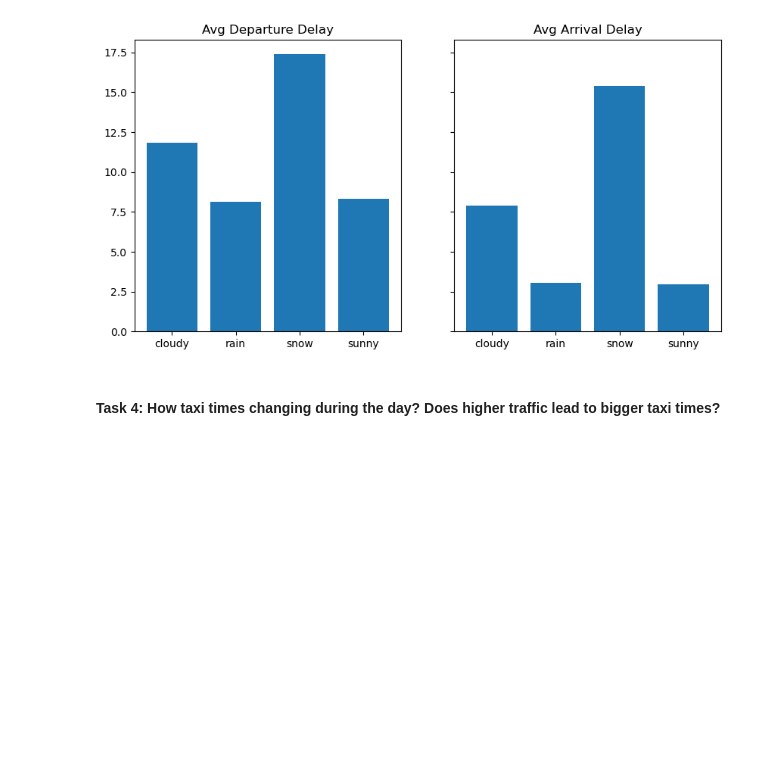
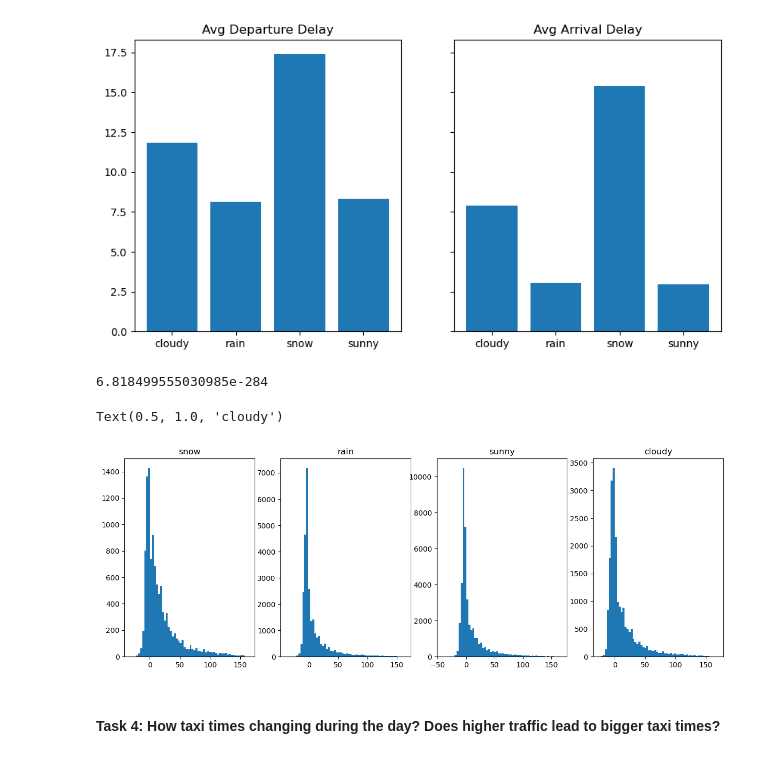
Before and after one commit to Malcolm-Q/Mid-Term, a Jupyter notebook: src/exploratory_analysis.ipynb, the cells around one changed output. Drawn from its saved outputs; the diff is of its cells as text; code cells hidden in the pictures; blank space fills up the shorter version.

```diff
--- a/src/exploratory_analysis.ipynb
+++ b/src/exploratory_analysis.ipynb
@@ -121,6 +137,30 @@ ax[1].set_title('Avg Arrival Delay')
 plt.show()
 # %% [output]
 [figure]
+# %%
+from scipy.stats import f_oneway, ttest_ind
+
+stat, p = f_oneway(dirty_weather_df[dirty_weather_df['weather'] == 'snow'].dep_delay,
+                   dirty_weather_df[dirty_weather_df['weather'] == 'cloudy'].dep_delay,
+                   dirty_weather_df[dirty_weather_df['weather'] == 'rain'].dep_delay,
+                   dirty_weather_df[dirty_weather_df['weather'] == 'sunny'].dep_delay)
+p
+# Reject null, at least one is significantly different from the others.
+# %% [output]
+6.818499555030985e-284
+# %%
+fig,axs = plt.subplots(1,4,figsize=(15,5))
+axs[0].hist(dirty_weather_df[dirty_weather_df['weather'] == 'snow'].dep_delay,bins=60)
+axs[0].set_title('snow')
+axs[1].hist(dirty_weather_df[dirty_weather_df['weather'] == 'rain'].dep_delay,bins=60)
+axs[1].set_title('rain')
+axs[2].hist(dirty_weather_df[dirty_weather_df['weather'] == 'sunny'].dep_delay,bins=60)
+axs[2].set_title('sunny')
+axs[3].hist(dirty_weather_df[dirty_weather_df['weather'] == 'cloudy'].dep_delay,bins=60)
+axs[3].set_title('cloudy')
+# %% [output]
+Text(0.5, 1.0, 'cloudy')
+[figure, added]
 # %% [markdown]
 #### **Task 4**: How taxi times changing during the day? Does higher traffic lead to bigger taxi times?
 # %%
```
Also changed, not shown: parts of 17 cells of this notebook, 34 other files.
